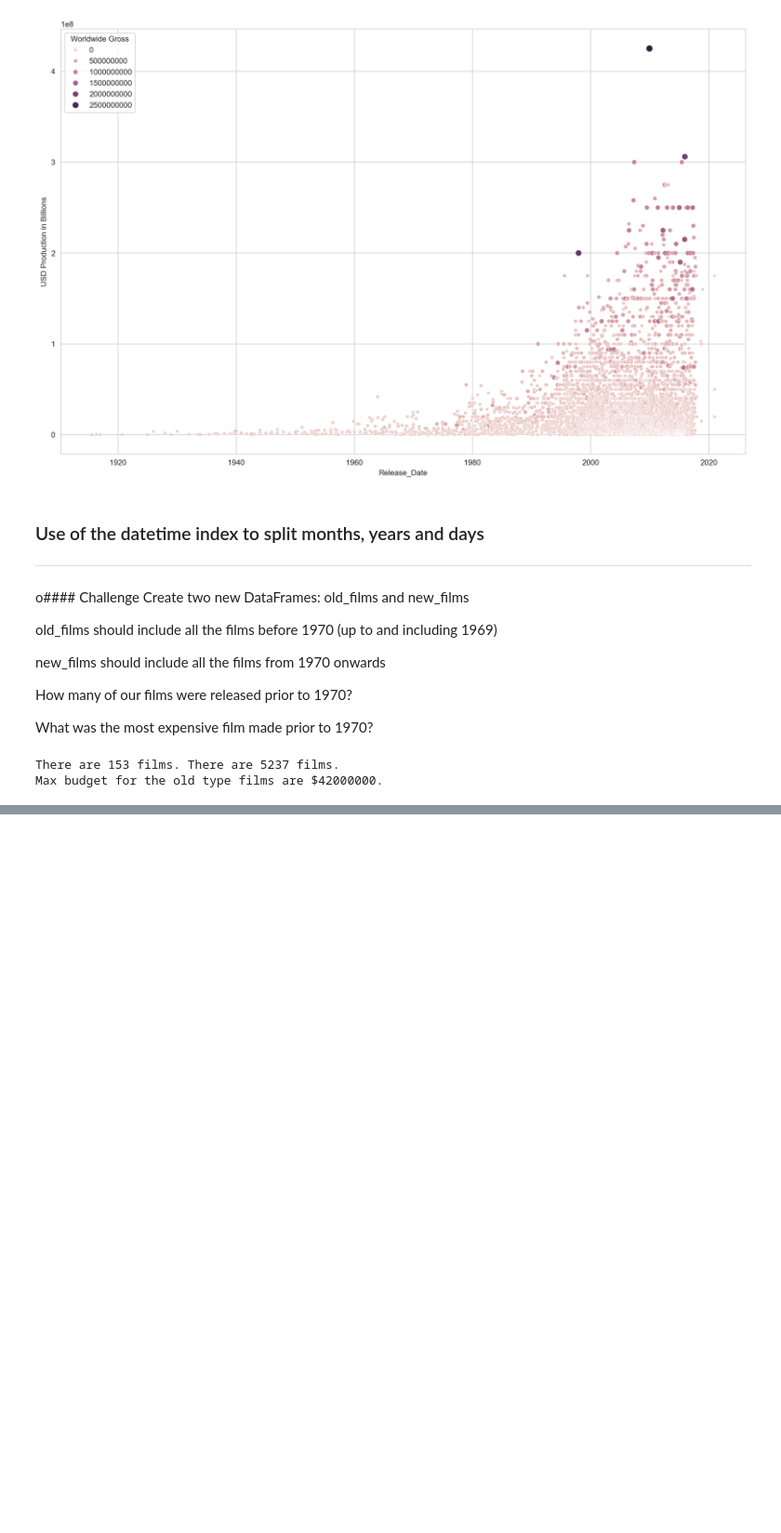
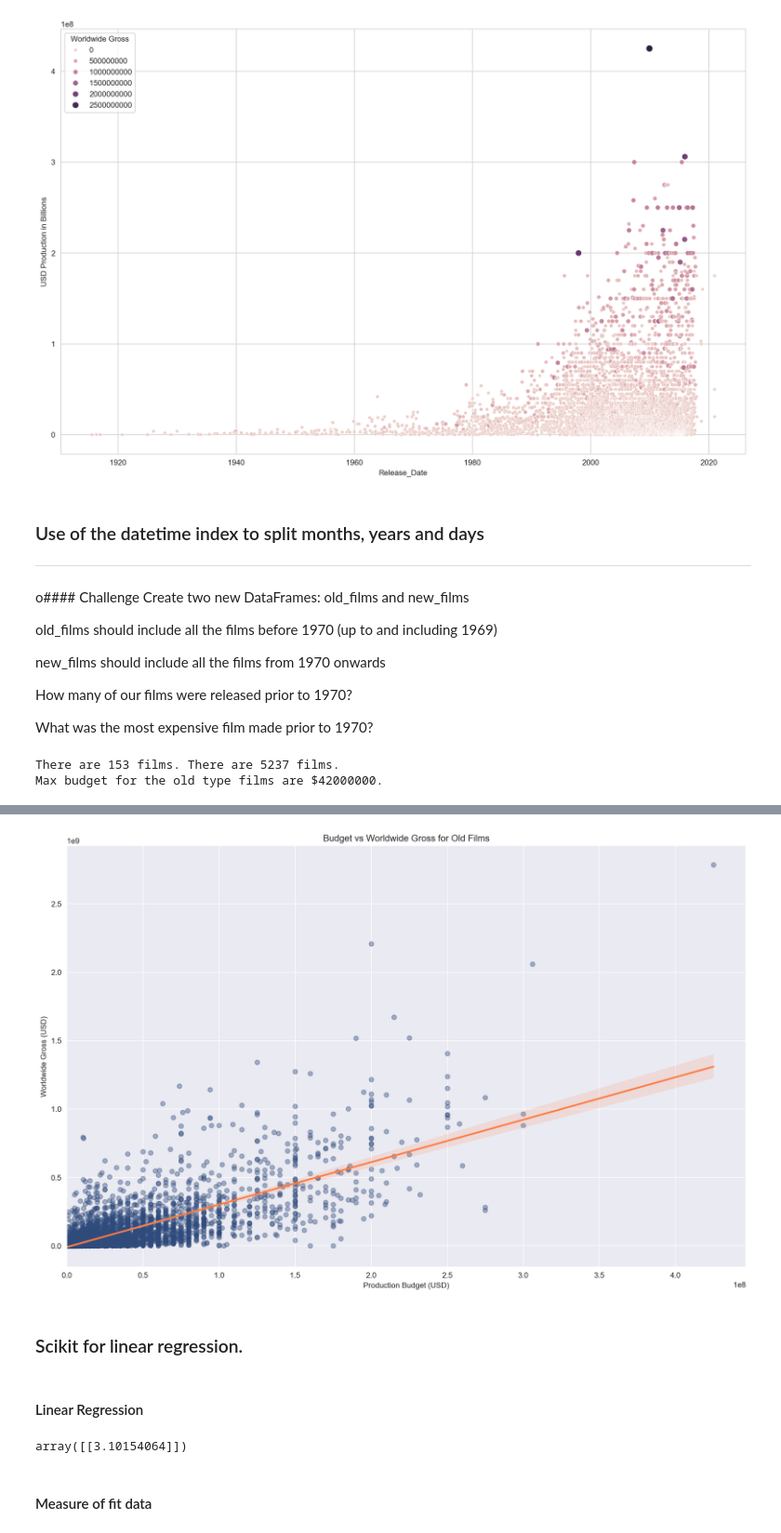
Before and after one commit to shane-221/Python_Basics, a Jupyter notebook: 09_Advanced-Data_Analysis(Pandas-Plotly-Seaborn)/78_Day_78_scikit/main.ipynb, the cells around one changed output, grey strips where cells are left out. Shown at 93% size. Drawn from its saved outputs; the diff is of its cells as text; code cells hidden in the pictures; blank space fills up the shorter version.

```diff
--- a/09_Advanced-Data_Analysis(Pandas-Plotly-Seaborn)/78_Day_78_scikit/main.ipynb
+++ b/09_Advanced-Data_Analysis(Pandas-Plotly-Seaborn)/78_Day_78_scikit/main.ipynb
@@ -258,0 +281,20 @@ Max budget for the old type films are $42000000.
+# %%
+## For the new films
+plt.figure(figsize =(16, 10), dpi= 200)
+
+with sns.axes_style("darkgrid"):
+    sns.regplot(data = new_films,
+                x= "USD_Production_Budget",
+                y= "USD_Worldwide_Gross",
+                scatter_kws= {"alpha": 0.4, "color" :"#2f4b7c"},      # 40% Opacity and the scatter plot values
+                line_kws={"color" :"#ff7c43"})                        # The line color
+
+plt.xlabel("Production Budget (USD)")
+plt.ylabel("Worldwide Gross (USD)")
+plt.title("Budget vs Worldwide Gross for Old Films")
+plt.xlim(left = 0)
+plt.show()
+# %% [output]
+[figure, added]
+# %% [markdown]
+### Scikit for linear regression.
@@ -258,0 +303,21 @@ Max budget for the old type films are $42000000.
+# %% [markdown]
+#### Linear Regression
+# %%
+regression  = LinearRegression()
+X=pd.DataFrame(new_films["USD_Production_Budget"])
+y=pd.DataFrame(new_films["USD_Worldwide_Gross"])
+            # Does not like receiving a pandas series
+
+
+model1 = regression.fit(X,y)
+
+
+# Intercept values:
+model1.intercept_
+
+# coefficient
+model1.coef_
+# %% [output]
+array([[3.10154064]])
+# %% [markdown]
+#### Measure of fit data
```
Also changed, not shown: parts of 8 cells of this notebook.
